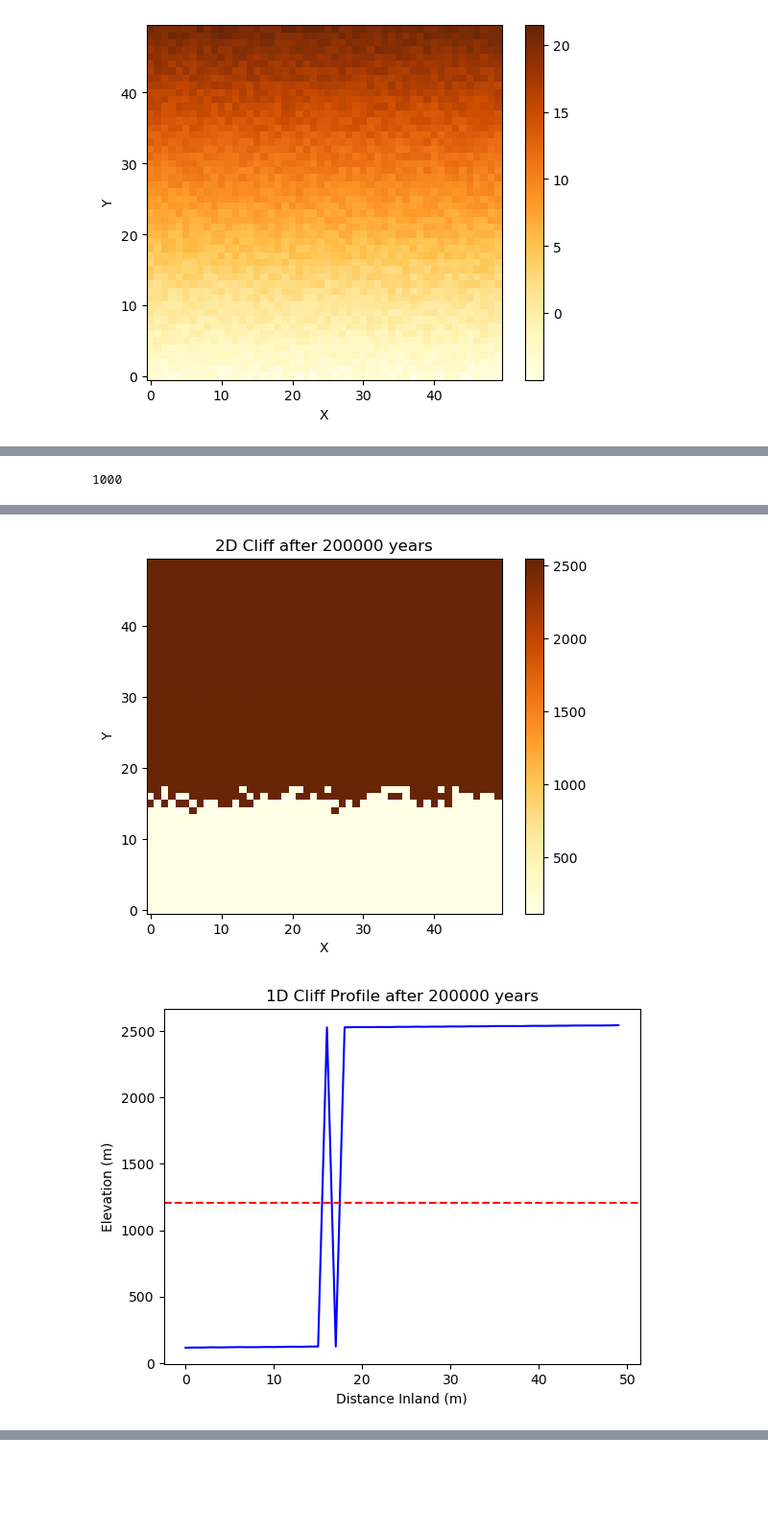
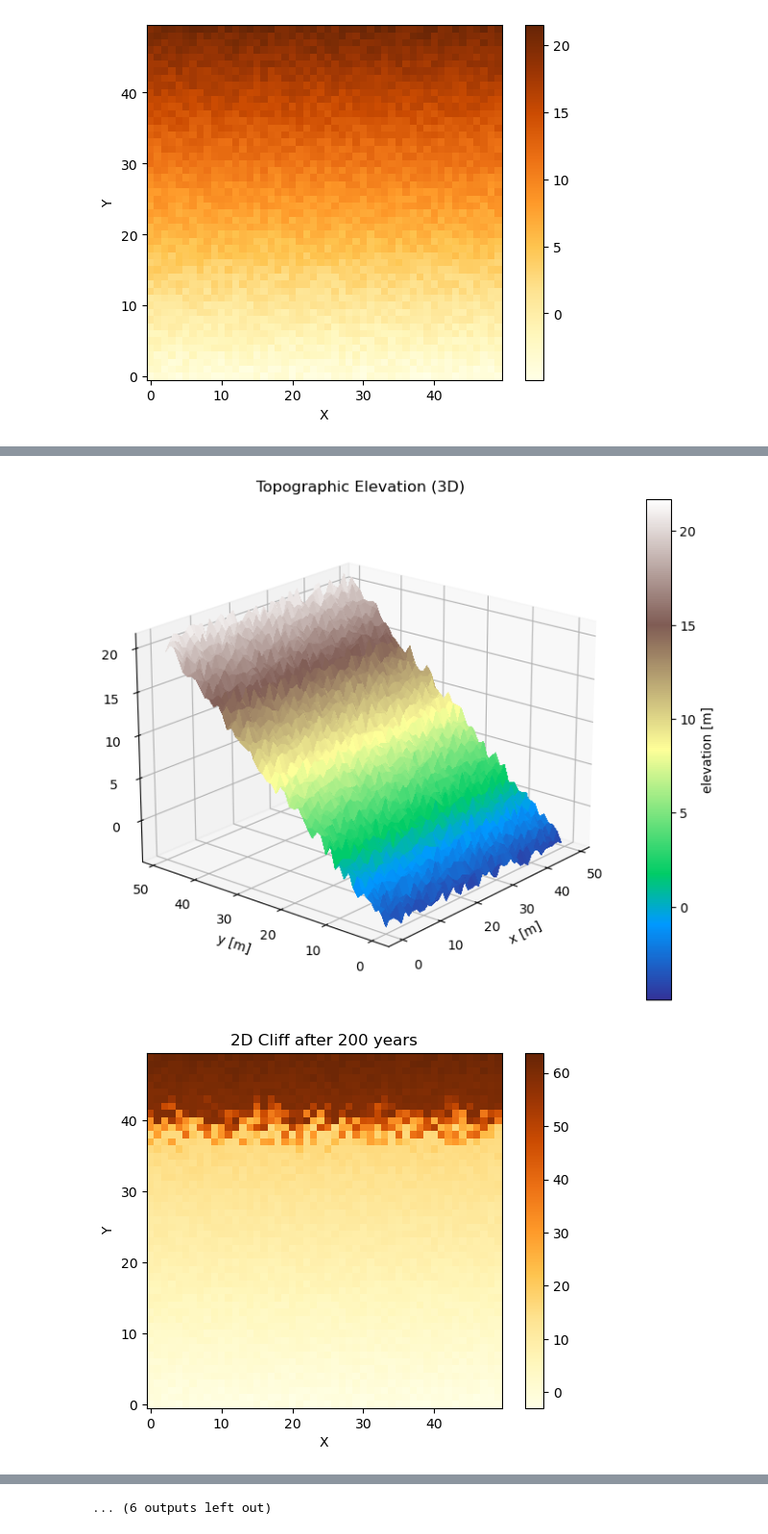
Before and after one commit to csdms-espin/2026_Marine_Platforms, a Jupyter notebook: 1DGridUpliftandSeaLevel.ipynb, the cells around one changed output, grey strips where cells are left out. Shown at 96% size. Cells and saved outputs as stored; diff of their text form; code cells hidden in the pictures; blank space fills up the shorter version.

```diff
--- a/1DGridUpliftandSeaLevel.ipynb
+++ b/1DGridUpliftandSeaLevel.ipynb
@@ -44,2 +118,17 @@ time_to_run = 1e6  # time for the model loop to run [yr]
 nsteps = int(time_to_run / dt)  # number of model time steps
 plot_interval = 200    # how often (in years) to print progress and plot
+# %%
+#parameters for historic runs
+sea_level = 20.0 #meters
+erosion_rate = 0.002  #m/y or set zr[i] = sea_level to cut/flatten directly
+uplift_rate_m_yr = 2.1/1000 #2.1 mm/yr avg uplift (0.0021 m/yr)
+dt = 100 # timestep (yr)
+uplift = uplift_rate_m_yr * dt
+erosion_depth = erosion_rate * dt
+time_to_run = 200000  # time for the model loop to run [yr]
+nsteps = int(time_to_run / dt)  # number of model time steps
+plot_interval = 200    # how often (in years) to print progress and plot
+# %%
+for step in range (1001):
+    if step % plot_interval == 0:
+        print(step)
@@ -58,9 +157,5 @@ plt.show()
-# %%
-print(nsteps)
-# %% [output]
-1000
 # %%
-for step in range (nsteps+1):
+for step in range (1001):
     # Loop over every node on the grid (removed the + 1)
     for i in range(grid.number_of_nodes):
         topo[i]+= uplift
@@ -69,7 +164,7 @@ for step in range (nsteps+1):
     # plot at the plot_interval to show the current state of hte hillslope
     if step % plot_interval == 0:
         imshow_grid(grid, "topographic__elevation",cmap="YlOrBr")
-        plt.title(f'2D Cliff after {step*1000} years')
+        plt.title(f'2D Cliff after {step} years')
         plt.show()
 
         xnode_filter = np.isclose(grid.x_of_node, 25.0)
@@ -77,9 +172,11 @@ for step in range (nsteps+1):
         values_at_x = grid.at_node['topographic__elevation'][xnode_filter]
         plt.plot(values_at_x, color='blue', label='Cliff Profile')
         plt.axhline(sea_level, color='red', linestyle='--', label='Sea Level')
-        plt.title(f'1D Cliff Profile after {step*1000} years')
+        plt.title(f'1D Cliff Profile after {step*dt} years')
         plt.xlabel("Distance Inland (m)")
         plt.ylabel("Elevation (m)")
         plt.show()
-    sea_level +=1
+
+        surf_plot(grid, azim=220,cmap='terrain', vmin=min(topo), vmax=max(topo))
+        sea_level -= 3
 # %% [output]
@@ -88,2 +185,2 @@ for step in range (nsteps+1):
-[figure, old version]
+[figure, new version]
-[figure, old version]
+[figure, new version]
@@ -97,0 +195 @@ for step in range (nsteps+1):
+... (6 outputs left out)
```
Also changed, not shown: parts of 14 cells of this notebook, 5 other files.
